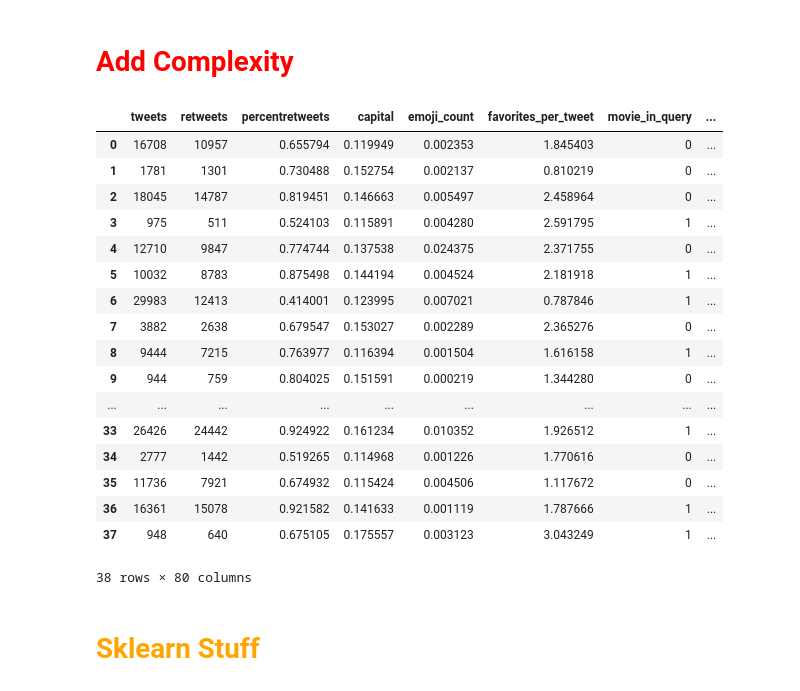
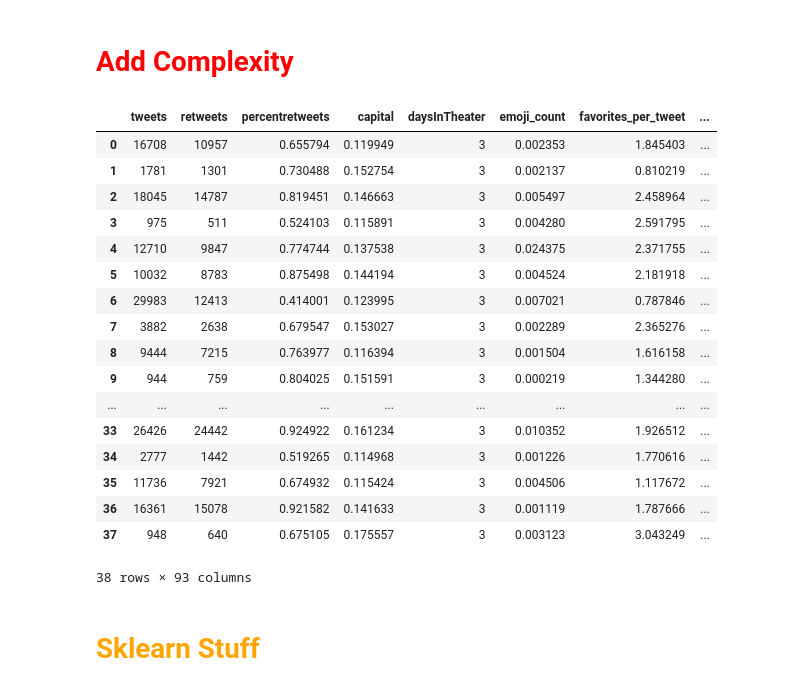
Before and after one commit to steveshim/TweetAcquisition-Thesis, a Jupyter notebook: TwitterExtractor.ipynb, the cells around one changed output. Cells and saved outputs as stored; diff of their text form; code cells hidden in the pictures.

```diff
--- a/TwitterExtractor.ipynb
+++ b/TwitterExtractor.ipynb
@@ -9,7 +9,7 @@ db = client.movies
 collection = db.movies
 data = pd.DataFrame(list(collection.find()))
 numberOfMovies = 38
-numberOfFeatures = 14
+numberOfFeatures = 15
 # %%
 del data['_id']
 data.head(numberOfMovies)
@@ -249,51 +249,63 @@ data['df'] = data.emoji_count*data.negative
 data['dg'] = data.emoji_count*data.negative_no_retweets
 data['dh'] = data.emoji_count*data.positive
 data['di'] = data.emoji_count*data.positive_no_retweets
 data['dj'] = data.emoji_count*data.punctuation
 data['ef'] = data.favorites_per_tweet*data.negative
 data['eg'] = data.favorites_per_tweet*data.negative_no_retweets
 data['eh'] = data.favorites_per_tweet*data.positive
 data['ei'] = data.favorites_per_tweet*data.positive_no_retweets
 data['ej'] = data.favorites_per_tweet*data.punctuation
 data['fg'] = data.negative*data.negative_no_retweets
 data['fh'] = data.negative*data.positive
 data['fi'] = data.negative*data.positive_no_retweets
 data['fj'] = data.negative*data.punctuation
 data['gh'] = data.negative_no_retweets*data.positive
 data['gi'] = data.negative_no_retweets*data.positive_no_retweets
 data['gj'] = data.negative_no_retweets*data.punctuation
 data['hi'] = data.positive*data.positive_no_retweets
 data['hj'] = data.positive*data.punctuation
 data['ij'] = data.positive_no_retweets*data.punctuation
 data['ak'] = data.tweets*data.theater_count
 data['bk'] = data.retweets*data.theater_count
 data['ck'] = data.capital*data.theater_count
 data['dk'] = data.emoji_count*data.theater_count
 data['ek'] = data.favorites_per_tweet*data.theater_count
 data['fk'] = data.negative*data.theater_count
 data['gk'] = data.negative_no_retweets*data.theater_count
 data['hk'] = data.positive*data.theater_count
 data['ik'] = data.positive_no_retweets*data.theater_count
+data['jk'] = data.punctuation*data.theater_count
+data['al'] = data.tweets*data.daysInTheater
+data['bl'] = data.retweets*data.daysInTheater
+data['cl'] = data.capital*data.daysInTheater
+data['dl'] = data.emoji_count*data.daysInTheater
+data['el'] = data.favorites_per_tweet*data.daysInTheater
+data['fl'] = data.negative*data.daysInTheater
+data['gl'] = data.negative_no_retweets*data.daysInTheater
+data['hl'] = data.positive*data.daysInTheater
+data['il'] = data.positive_no_retweets*data.daysInTheater
+data['jl'] = data.punctuation*data.daysInTheater
+data['kl'] = data.theater_count*data.daysInTheater
 data.head(numberOfMovies)
 # %% [output]
-|  | tweets | retweets | percentretweets | capital | emoji_count | favorites_per_tweet | movie_in_query | ... |
-| 0 | 16708 | 10957 | 0.655794 | 0.119949 | 0.002353 | 1.845403 | 0 | ... |
-| 1 | 1781 | 1301 | 0.730488 | 0.152754 | 0.002137 | 0.810219 | 0 | ... |
-| 2 | 18045 | 14787 | 0.819451 | 0.146663 | 0.005497 | 2.458964 | 0 | ... |
-| 3 | 975 | 511 | 0.524103 | 0.115891 | 0.004280 | 2.591795 | 1 | ... |
-| 4 | 12710 | 9847 | 0.774744 | 0.137538 | 0.024375 | 2.371755 | 0 | ... |
-| 5 | 10032 | 8783 | 0.875498 | 0.144194 | 0.004524 | 2.181918 | 1 | ... |
-| 6 | 29983 | 12413 | 0.414001 | 0.123995 | 0.007021 | 0.787846 | 1 | ... |
-| 7 | 3882 | 2638 | 0.679547 | 0.153027 | 0.002289 | 2.365276 | 0 | ... |
-| 8 | 9444 | 7215 | 0.763977 | 0.116394 | 0.001504 | 1.616158 | 1 | ... |
-| 9 | 944 | 759 | 0.804025 | 0.151591 | 0.000219 | 1.344280 | 0 | ... |
+|  | tweets | retweets | percentretweets | capital | daysInTheater | emoji_count | favorites_per_tweet | ... |
+| 0 | 16708 | 10957 | 0.655794 | 0.119949 | 3 | 0.002353 | 1.845403 | ... |
+| 1 | 1781 | 1301 | 0.730488 | 0.152754 | 3 | 0.002137 | 0.810219 | ... |
+| 2 | 18045 | 14787 | 0.819451 | 0.146663 | 3 | 0.005497 | 2.458964 | ... |
+| 3 | 975 | 511 | 0.524103 | 0.115891 | 3 | 0.004280 | 2.591795 | ... |
+| 4 | 12710 | 9847 | 0.774744 | 0.137538 | 3 | 0.024375 | 2.371755 | ... |
+| 5 | 10032 | 8783 | 0.875498 | 0.144194 | 3 | 0.004524 | 2.181918 | ... |
+| 6 | 29983 | 12413 | 0.414001 | 0.123995 | 3 | 0.007021 | 0.787846 | ... |
+| 7 | 3882 | 2638 | 0.679547 | 0.153027 | 3 | 0.002289 | 2.365276 | ... |
+| 8 | 9444 | 7215 | 0.763977 | 0.116394 | 3 | 0.001504 | 1.616158 | ... |
+| 9 | 944 | 759 | 0.804025 | 0.151591 | 3 | 0.000219 | 1.344280 | ... |
 | ... | ... | ... | ... | ... | ... | ... | ... | ... |
-| 33 | 26426 | 24442 | 0.924922 | 0.161234 | 0.010352 | 1.926512 | 1 | ... |
-| 34 | 2777 | 1442 | 0.519265 | 0.114968 | 0.001226 | 1.770616 | 0 | ... |
-| 35 | 11736 | 7921 | 0.674932 | 0.115424 | 0.004506 | 1.117672 | 0 | ... |
-| 36 | 16361 | 15078 | 0.921582 | 0.141633 | 0.001119 | 1.787666 | 1 | ... |
-| 37 | 948 | 640 | 0.675105 | 0.175557 | 0.003123 | 3.043249 | 1 | ... |
+| 33 | 26426 | 24442 | 0.924922 | 0.161234 | 3 | 0.010352 | 1.926512 | ... |
+| 34 | 2777 | 1442 | 0.519265 | 0.114968 | 3 | 0.001226 | 1.770616 | ... |
+| 35 | 11736 | 7921 | 0.674932 | 0.115424 | 3 | 0.004506 | 1.117672 | ... |
+| 36 | 16361 | 15078 | 0.921582 | 0.141633 | 3 | 0.001119 | 1.787666 | ... |
+| 37 | 948 | 640 | 0.675105 | 0.175557 | 3 | 0.003123 | 3.043249 | ... |
-38 rows × 80 columns
+38 rows × 93 columns
 # %% [markdown]
 <h1 style="color:orange">Sklearn Stuff</h1>
 # %% [markdown]
```
Also changed, not shown: parts of 4 cells of this notebook.
